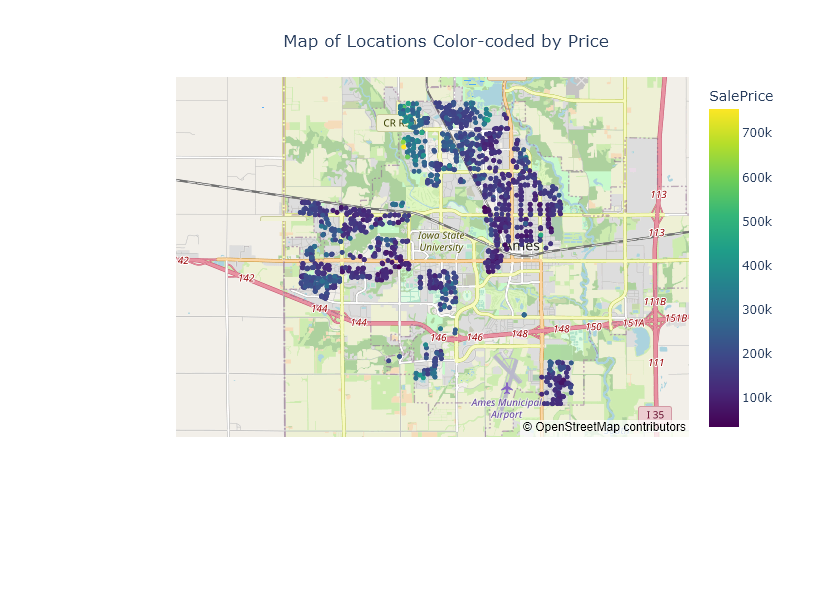
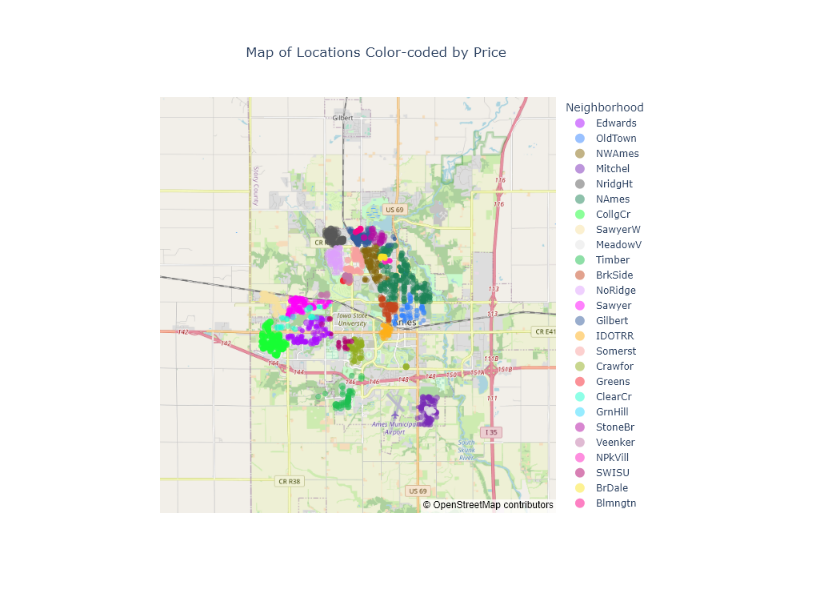
Before and after one commit to franciscapalacios/housing_project, a Jupyter notebook: geo_data.ipynb, the cells around one changed output. Cells and saved outputs as stored; diff of their text form; code cells hidden in the pictures; blank space fills up the shorter version.

Commit message:
updated geo data

```diff
--- a/geo_data.ipynb
+++ b/geo_data.ipynb
@@ -43,5 +41,7 @@ Name: LotFrontage, dtype: float64
 [figure]
 # %%
+df = pd.read_csv('data/locations_file.csv', index_col=0)#.iloc[:,1:]
+
 print('df shape:', df.shape, '\n')
 df.head()
 # %% [output]
@@ -110,25 +96,32 @@ df.to_csv('data/locations_file.csv', index=False)
+# %%
+#create Price/sqft variable
+df['Price_sqft'] = df['SalePrice'] / df['GrLivArea']
 # %%
 # Create the scatter map plot
+center_lat = df['latitude'].median()
+center_lon = df['longitude'].median()
+
 fig = px.scatter_mapbox(df,
                         lat='latitude',
                         lon='longitude',
-                        color='SalePrice',  # Color points by the 'Price' column
-                        hover_name='latitude',  #  Set the name to be displayed when hovering over points
-                        color_continuous_scale='Viridis',  # Choose a color scale
-                        #size_max=15,  #  Set the maximum size of points on the map
-                        zoom=11,  #  Set the initial zoom level of the map
-                        center=dict(lat=42.0239 , lon=-93.6476)
-                        #height=500 #  Set the height of the map figure
+                        color='Neighborhood',  # Color points by the 'Price' column
+                        size='Price_sqft',
+                        title='Map of Locations Color-coded by Price',
+                        color_discrete_sequence=px.colors.qualitative.Alphabet,  # Choose a color scale
+                        size_max=8,  #  Set the maximum size of points on the map
+                        zoom=10.7,  #  Set the initial zoom level of the map
+                        center=dict(lat=center_lat , lon=center_lon),
+                        height=700, #  Set the height of the map figure
+                        opacity=0.5,
                        )
 
 # Update the map layout
 fig.update_layout(
-    mapbox_style="open-street-map",  # Choose the map style (e.g., 'open-street-map', 'carto-positron', 'stamen-terrain')
-    title='Map of Locations Color-coded by Price',
-    title_x=0.5,  # Adjust the position of the title along the x-axis
+    mapbox_style="open-street-map",
+    title_x=0.5,
 )
 
 # Show the map
 fig.show()
 # %% [output]
-[figure, old version]
+[figure, new version]
```
Also changed, not shown: parts of 10 cells of this notebook, 1 other file.
